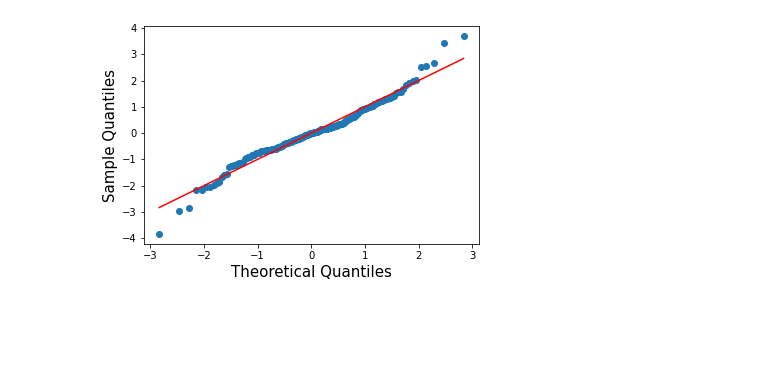
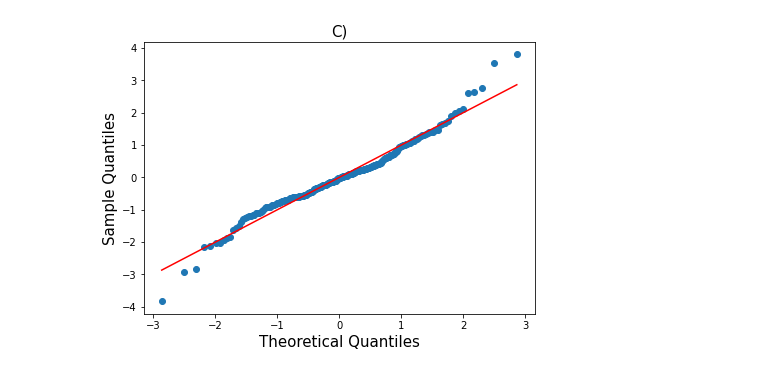
Before and after one commit to ctorney/mssf-vi, a Jupyter notebook: Figures/Figure_2.ipynb, the cells around one changed output. Drawn from its saved outputs; the diff is of its cells as text; code cells hidden in the pictures; blank space fills up the shorter version.

```diff
--- a/Figures/Figure_2.ipynb
+++ b/Figures/Figure_2.ipynb
@@ -27,10 +68,10 @@ dat.head()
 dat=dat.sort_values(by=["Z_score"])
 
 #Rank from the lowest to highest
-dat["Rank"]=np.arange(1,221,1)
+dat["Rank"]=np.arange(1,241,1)
 
 # Calculate the percentiles
-dat["Percentiles"]=(dat["Rank"]-0.5)/220
+dat["Percentiles"]=(dat["Rank"]-0.5)/240
 
 # Calculate theoretical quantiles
 dat["Theoretical_Z"]=stats.norm.ppf(dat["Percentiles"])
@@ -39,11 +80,13 @@ dat["Theoretical_Z"]=stats.norm.ppf(dat["Percentiles"])
 dat["Sample_Z"]=(dat["Z_score"]-np.mean(dat["Z_score"]))/np.std(dat["Z_score"])
 # %%
 # Plotting QQ-plot
+fig=plt.figure(figsize=(7,5))
 plt.plot(dat["Theoretical_Z"],dat["Sample_Z"],"o")
 plt.plot(dat["Theoretical_Z"],dat["Theoretical_Z"]*1 + 0,color="r")
 plt.xlabel("Theoretical Quantiles",fontsize=15)
 plt.ylabel("Sample Quantiles",fontsize=15)
+plt.title("C)",fontsize=15)
 plt.savefig("QQ-plot.png")
 plt.show()
 # %% [output]
-[figure, old version]
+[figure, new version]
```
Also changed, not shown: parts of 3 cells of this notebook.
